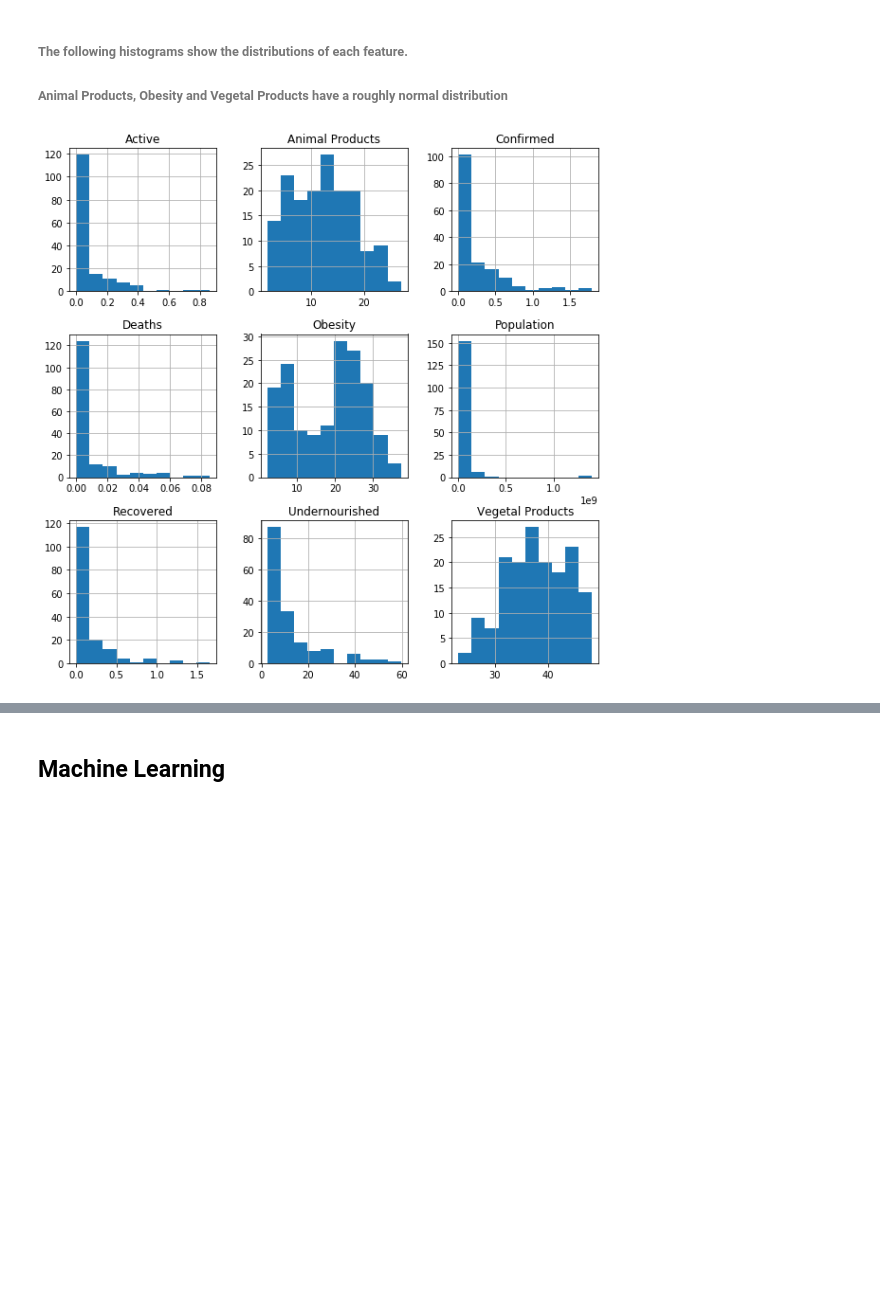
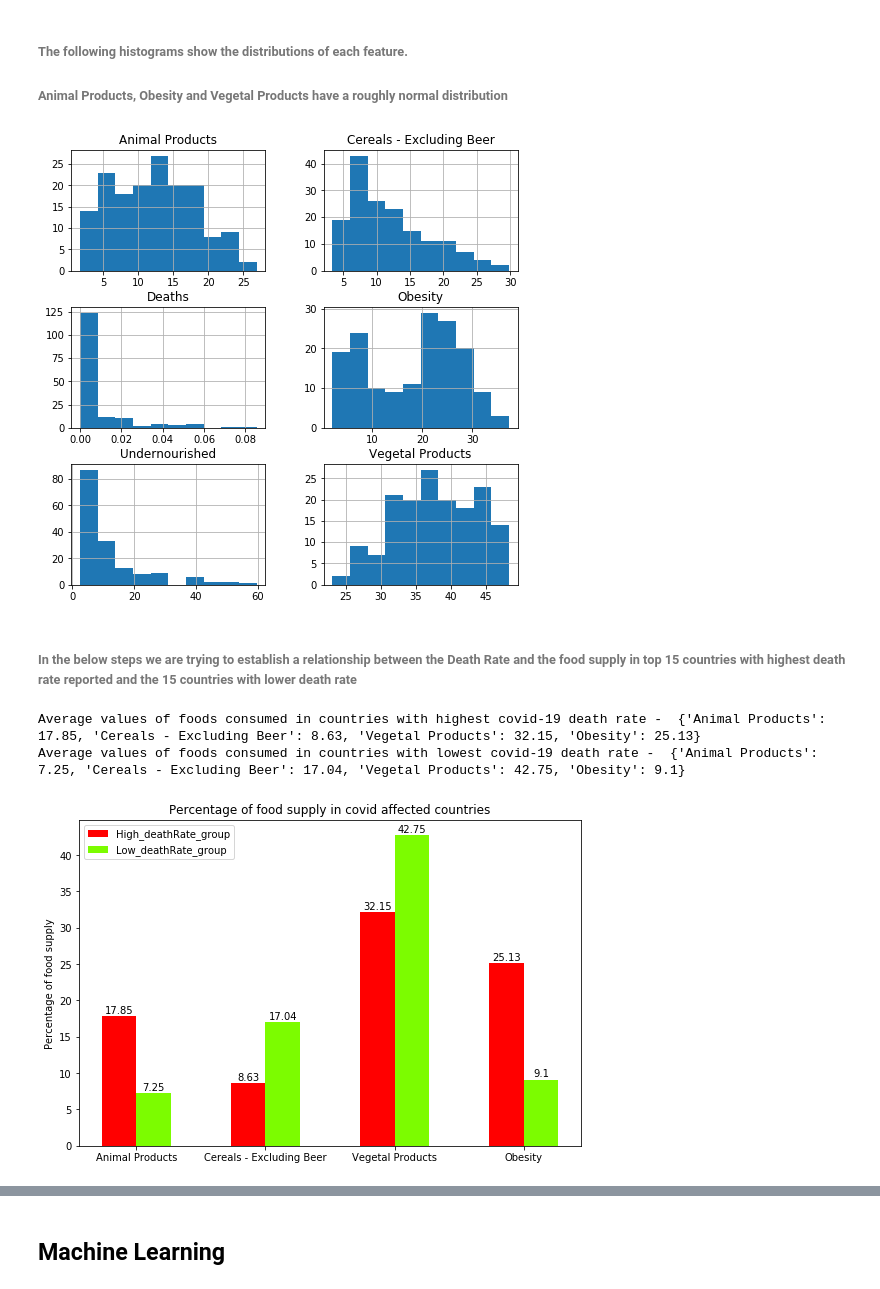
Before and after one commit to MahalavanyaSriram/COVID-19_Prediction, a Jupyter notebook: Kdd_Project.ipynb, the cells around one changed output, grey strips where cells are left out. Cells and saved outputs as stored; diff of their text form; code cells hidden in the pictures; blank space fills up the shorter version.

```diff
--- a/Kdd_Project.ipynb
+++ b/Kdd_Project.ipynb
@@ -258,8 +277,10 @@ plt.show()
 ###### The following histograms show the distributions of each feature.
 ###### Animal Products, Obesity and Vegetal Products have a roughly normal distribution
 # %%
-num=covid_food_data2.select_dtypes(include=['int64','float64'])
-num.hist(figsize=(10,10))
+num=covid_food_data.select_dtypes(include=['int64','float64'])
+num.hist(figsize=(8,8))
 plt.show()
 # %% [output]
-[figure, old version]
+[figure, new version]
+# %% [markdown]
+###### In the below steps we are trying to establish a relationship between the Death Rate and the food supply in top 15 countries with highest death rate reported and the 15 countries with lower death rate
@@ -265,0 +290,49 @@ plt.show()
+# %%
+selected_columns = ['Animal Products','Cereals - Excluding Beer','Vegetal Products','Obesity','Deaths']
+# %%
+# Trying to segregate the Countries with highest and lowest 'Deaths'
+
+#filtering the colums with zero death rate
+sorted_data = sorted_data_byDeath[sorted_data_byDeath['Deaths'] != 0.0]
+
+# considering the top 15 and bottom 15 countries based on death rate
+lowest_deathRate_countries = sorted_data.head(15)
+highest_deathRate_countries = sorted_data.tail(15)
+# %%
+# checking the mean value food consumption in highest and lowest affected countries based on death rate
+highest_mean = {c:np.round(highest_deathRate_countries[c].mean(), decimals=2) for c in selected_columns[:-1]}
+print('Average values of foods consumed in countries with highest covid-19 death rate - ', highest_mean)
+
+lowest_mean = {c:np.round(lowest_deathRate_countries[c].mean(), decimals=2) for c in selected_columns[:-1]}
+print('Average values of foods consumed in countries with lowest covid-19 death rate - ', lowest_mean)
+# %% [output]
+Average values of foods consumed in countries with highest covid-19 death rate -  {'Animal Products': 17.85, 'Cereals - Excluding Beer': 8.63, 'Vegetal Products': 32.15, 'Obesity': 25.13}
+Average values of foods consumed in countries with lowest covid-19 death rate -  {'Animal Products': 7.25, 'Cereals - Excluding Beer': 17.04, 'Vegetal Products': 42.75, 'Obesity': 9.1}
+# %%
+#function for displaying the percentages on the top of each rectangle in bar chart
+def autolabel(rects):
+    for r in rects:
+        height = r.get_height()
+        ax.annotate('{}'.format(height), xy=(r.get_x() + r.get_width() / 2, height), xytext=(0, 1),
+                    textcoords="offset points", ha='center', va='bottom')
+
+#locations of the labels
+locations = np.array([0, 3, 6, 9])
+
+#rectangle bar size
+size = 0.8
+
+fig, ax = plt.subplots(figsize=(9, 6))
+r1 = ax.bar(locations - size/2, highest_mean.values(), size, label='High_deathRate_group', color = 'red')
+r2 = ax.bar(locations + size/2, lowest_mean.values(), label='Low_deathRate_group', color='lawngreen')
+
+ax.set_xticks(locations)
+ax.set_xticklabels(selected_columns[:-1])
+ax.set_ylabel('Percentage of food supply')
+ax.set_title('Percentage of food supply in covid affected countries')
+ax.legend(loc='upper left')
+autolabel(r1)
+autolabel(r2)
+plt.show()
+# %% [output]
+[figure, added]
```
Also changed, not shown: parts of 55 cells of this notebook.
